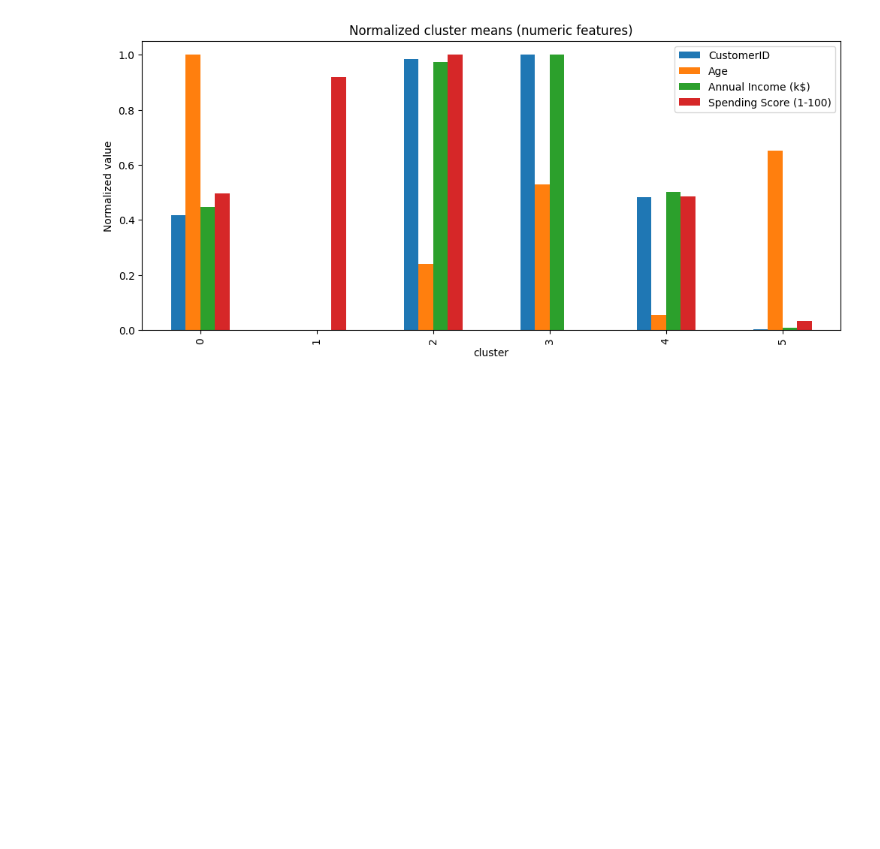
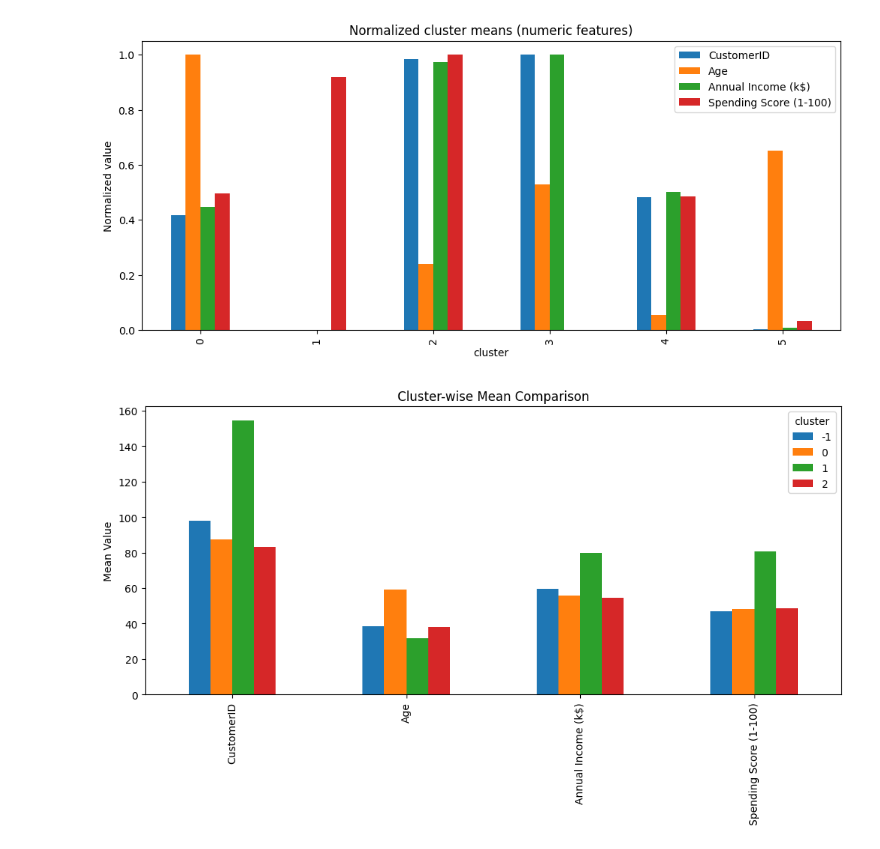
Before and after one commit to MuskanGoyal165337/task2_part2, a Jupyter notebook: file3.ipynb, the cells around one changed output. Cells and saved outputs as stored; diff of their text form; code cells hidden in the pictures; blank space fills up the shorter version.

```diff
--- a/file3.ipynb
+++ b/file3.ipynb
@@ -450,3 +450,25 @@ Categorical modes per cluster:
 | 4 | Female |
 | 5 | Female |
 [figure]
+# %%
+df_profile = df.copy()
+df_profile['cluster'] = best_labels   # replace best_labels with your chosen model's labels
+
+# For numeric features → mean & median
+numeric_summary = df_profile.groupby('cluster')[numeric_cols].agg(['mean','median'])
+
+# For categorical features → mode
+cat_summary = {}
+for col in categorical_cols:
+    cat_summary[col] = df_profile.groupby('cluster')[col].agg(lambda x: x.mode().iloc[0] if len(x.dropna())>0 else None)
+cat_summary_df = pd.DataFrame(cat_summary)
+
+import matplotlib.pyplot as plt
+
+cluster_centers = df_profile.groupby('cluster')[numeric_cols].mean()
+cluster_centers.T.plot(kind='bar', figsize=(12,5))
+plt.title("Cluster-wise Mean Comparison")
+plt.ylabel("Mean Value")
+plt.show()
+# %% [output]
+[figure, added]
```
Also changed, not shown: parts of 1 cell of this notebook, 4 other files.
